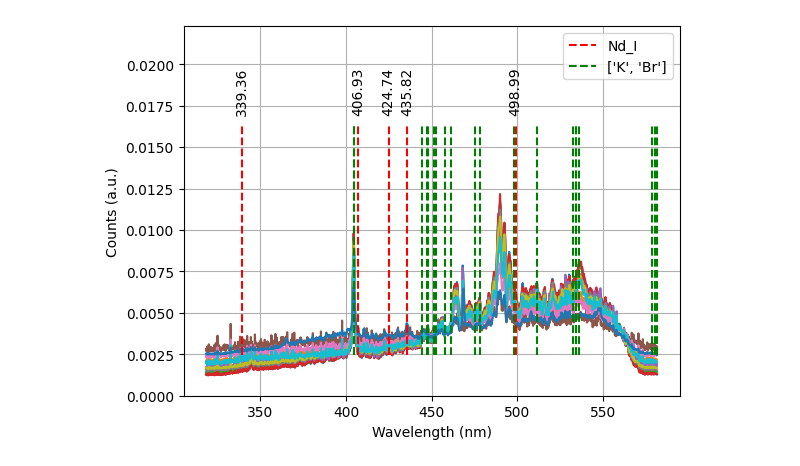
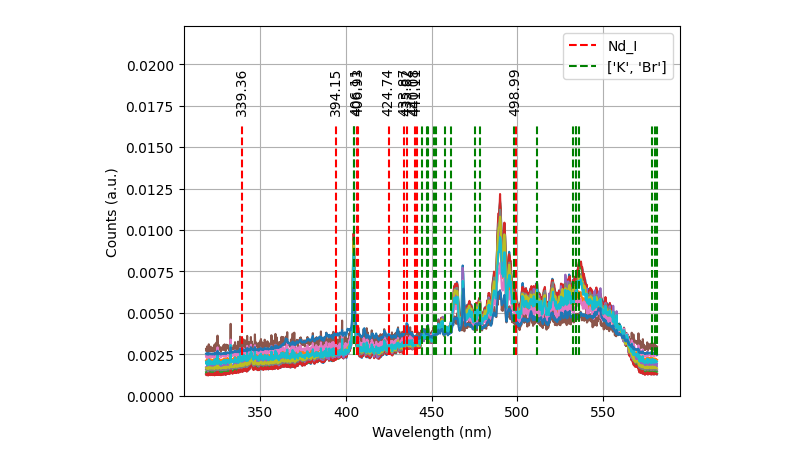
Before and after one commit to kpsperber/resonant_libs, a Jupyter notebook: wavelength_scan.ipynb, the cells around one changed output. Cells and saved outputs as stored; diff of their text form; code cells hidden in the pictures.

```diff
--- a/wavelength_scan.ipynb
+++ b/wavelength_scan.ipynb
@@ -10,7 +10,7 @@ method = "Wavelength Scan"
 date = "8_13"
 atom = "Nd_I"
 binders = ["K", "Br"]
-top_n_lines = 5
+top_n_lines = 10
 pixel_to_wavelength = True
 
 path = os.path.join(root, method)
@@ -47,34 +47,34 @@ for file in os.listdir(path):
 
     scan_wavelength = file_to_wavelength(file)
 
     if scan_wavelength not in plotted_scan_wavelength:
         ax.plot(wavelength, spectrum)#, label = f"Laser Wavelength: {scan_wavelength} nm")
         plotted_scan_wavelength.append(scan_wavelength)
 
     results[file] = {
         "wavelength": wavelength,
         "spectrum": spectrum,
         "scan_wavelength": scan_wavelength
     }
 
 
 lines_df = read_referenece_lines(atom, wavelength, top_n_lines = top_n_lines)
 binder_df = read_binder_lines(binders, wavelength)
 
 ax.vlines(lines_df["wavelength"], ymin = spectrum.min(), ymax = 1.1 * spectral_max, linestyles = "--", color = "red", label = f"{atom}")
 ax.vlines(binder_df["wavelength"], ymin = spectrum.min(), ymax = 1.1 * spectral_max, linestyles = "--", color = "green", label = f"{binders}")
 
 for wl in lines_df["wavelength"]:
     ax.text(wl, 1.15 * spectral_max, f"{round(wl, 2)}", rotation = "vertical", ha = "center")
 
 ax.legend()
 ax.grid(True)
 ax.set_xlabel("Wavelength (nm)")
 ax.set_ylabel("Counts (a.u.)")
 ax.set_ylim(0, 1.5 * spectral_max)
 plt.show()
 # %% [output]
-[figure, old version]
+[figure, new version]
 # %%
 lines_df.head()
 # %% [output]
```
Also changed, not shown: parts of 3 cells of this notebook, 1 other file.
